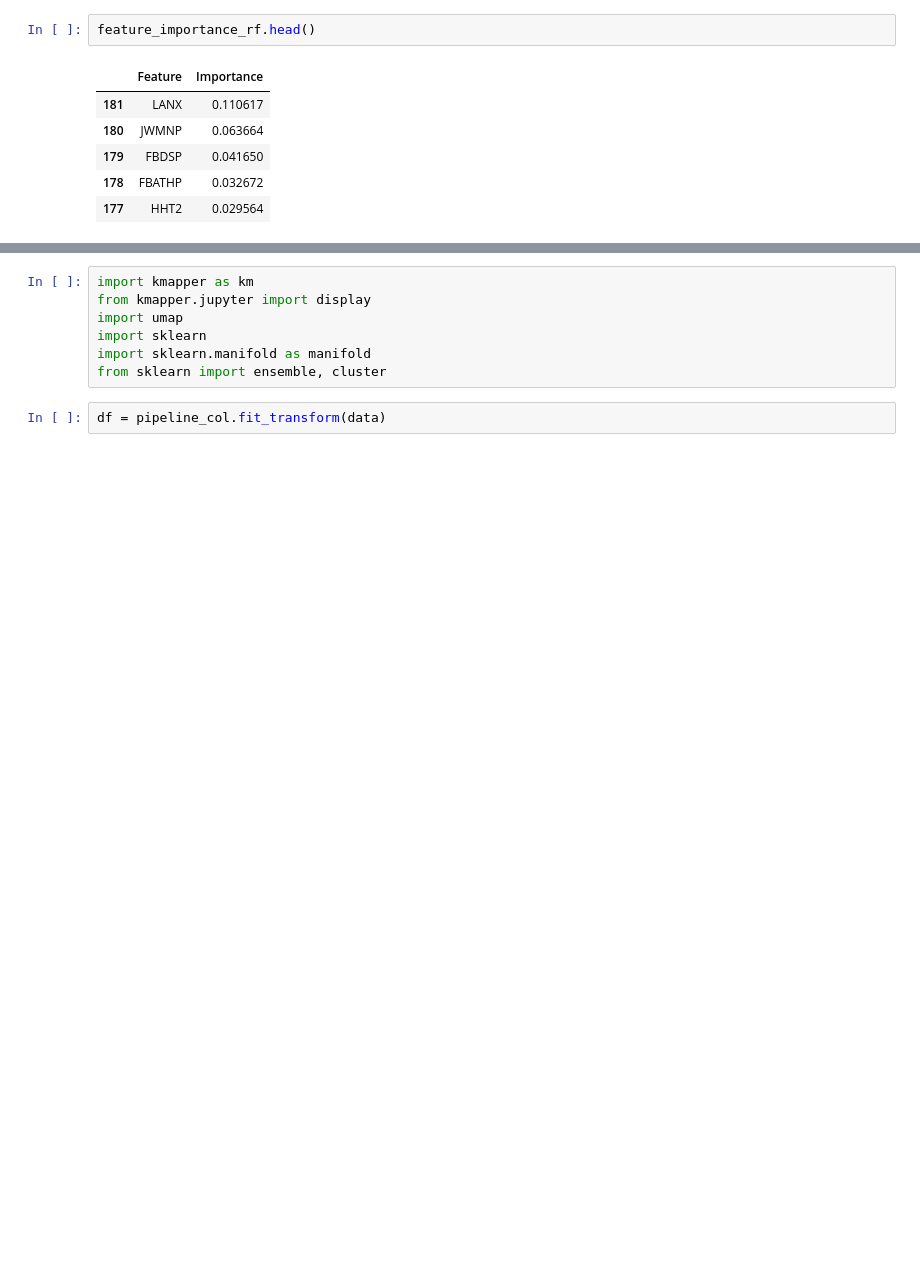
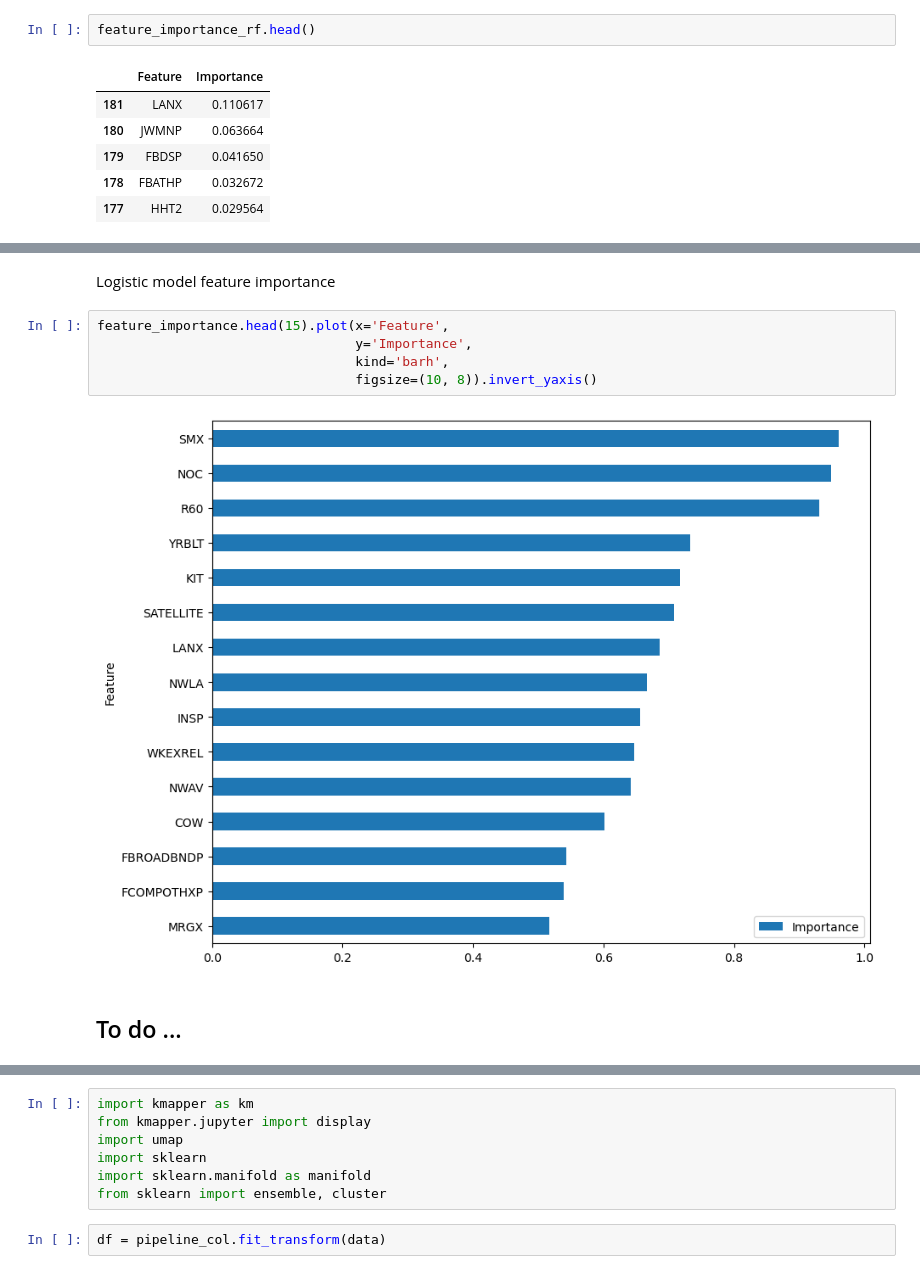
Before and after one commit to qSergio/techy_food, a Jupyter notebook: Food_census.ipynb, the cells around one changed output, grey strips where cells are left out. Drawn from its saved outputs; the diff is of its cells as text; blank space fills up the shorter version.

```diff
--- a/Food_census.ipynb
+++ b/Food_census.ipynb
@@ -1074,0 +1163,11 @@ feature_importance_rf.head(25).plot(x='Feature',
+# %% [markdown]
+Logistic model feature importance
+# %%
+feature_importance.head(15).plot(x='Feature',
+                                 y='Importance',
+                                 kind='barh',
+                                 figsize=(10, 8)).invert_yaxis()
+# %% [output]
+[figure, added]
+# %% [markdown]
+## To do ...
```
Also changed, not shown: parts of 21 cells of this notebook.
